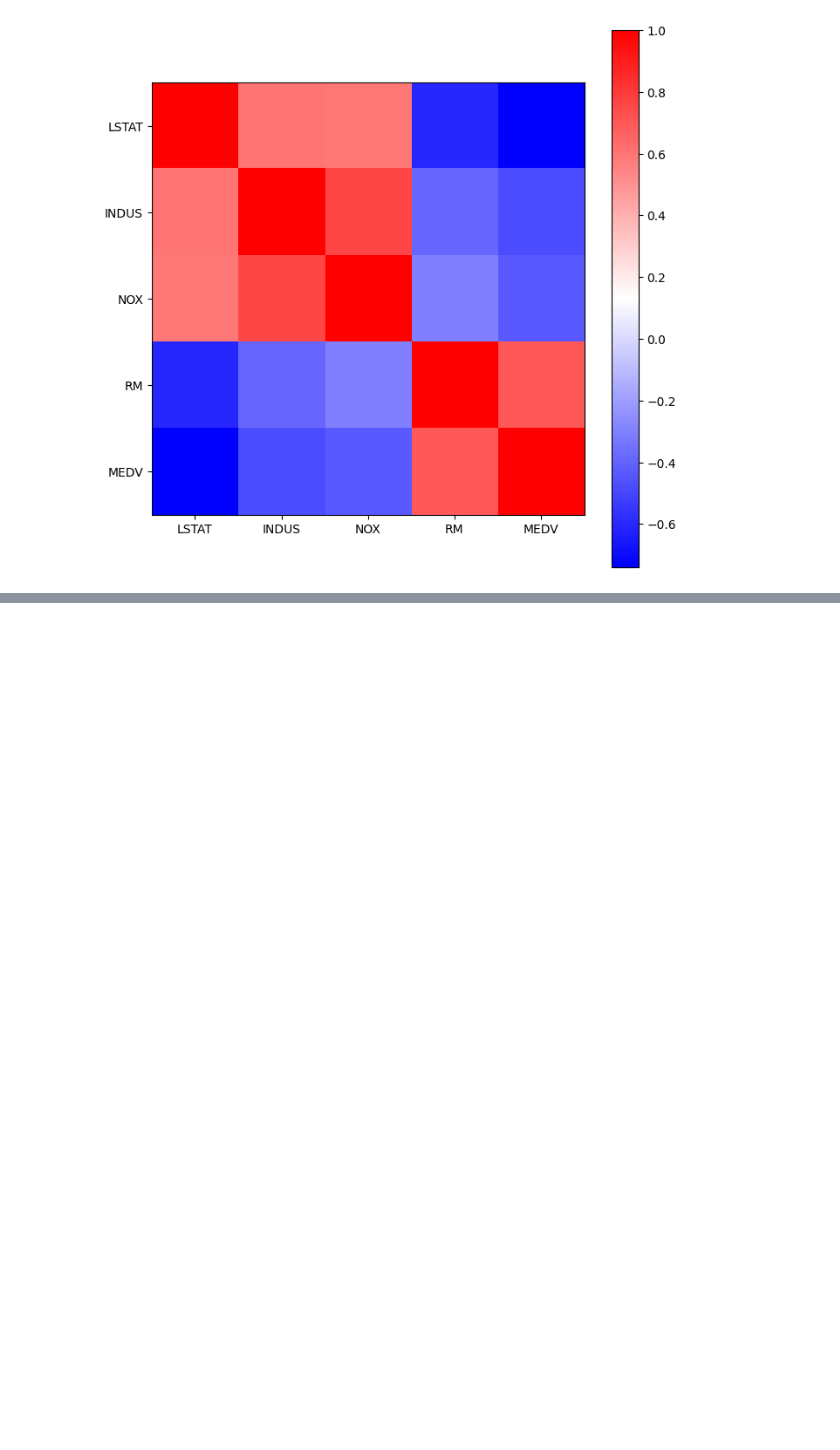
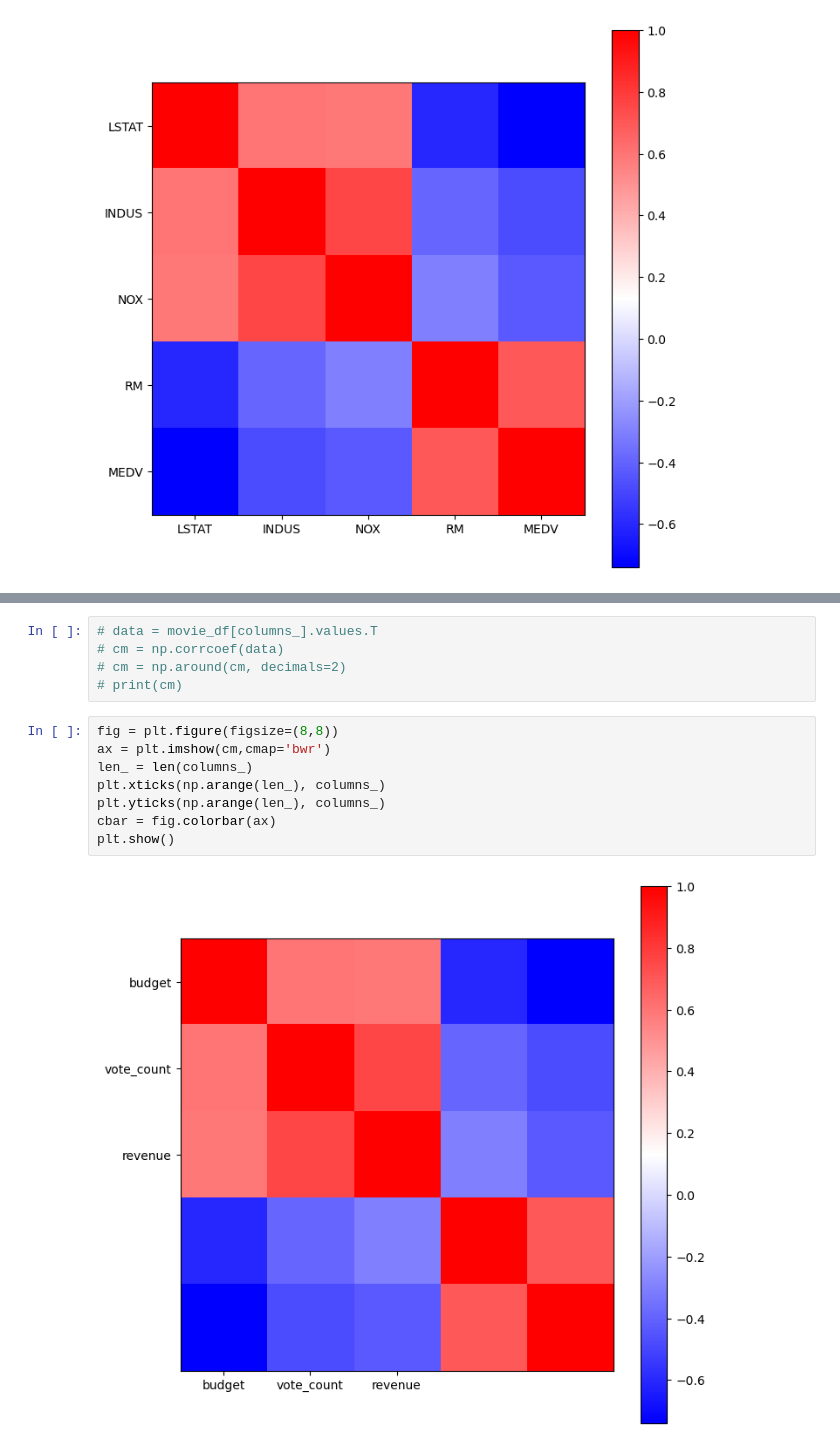
Before and after one commit to ellinorlekven/STR459, a Jupyter notebook: Lecture 07.ipynb, the cells around one changed output, grey strips where cells are left out. Drawn from its saved outputs; the diff is of its cells as text; blank space fills up the shorter version.

```diff
--- a/Lecture 07.ipynb
+++ b/Lecture 07.ipynb
@@ -306,0 +370,15 @@ sc_y = StandardScaler()
+# %%
+# data = movie_df[columns_].values.T
+# cm = np.corrcoef(data)
+# cm = np.around(cm, decimals=2)
+# print(cm)
+# %%
+fig = plt.figure(figsize=(8,8))
+ax = plt.imshow(cm,cmap='bwr')
+len_ = len(columns_)
+plt.xticks(np.arange(len_), columns_)
+plt.yticks(np.arange(len_), columns_)
+cbar = fig.colorbar(ax)
+plt.show()
+# %% [output]
+[figure, added]
```
Also changed, not shown: parts of 33 cells of this notebook.
